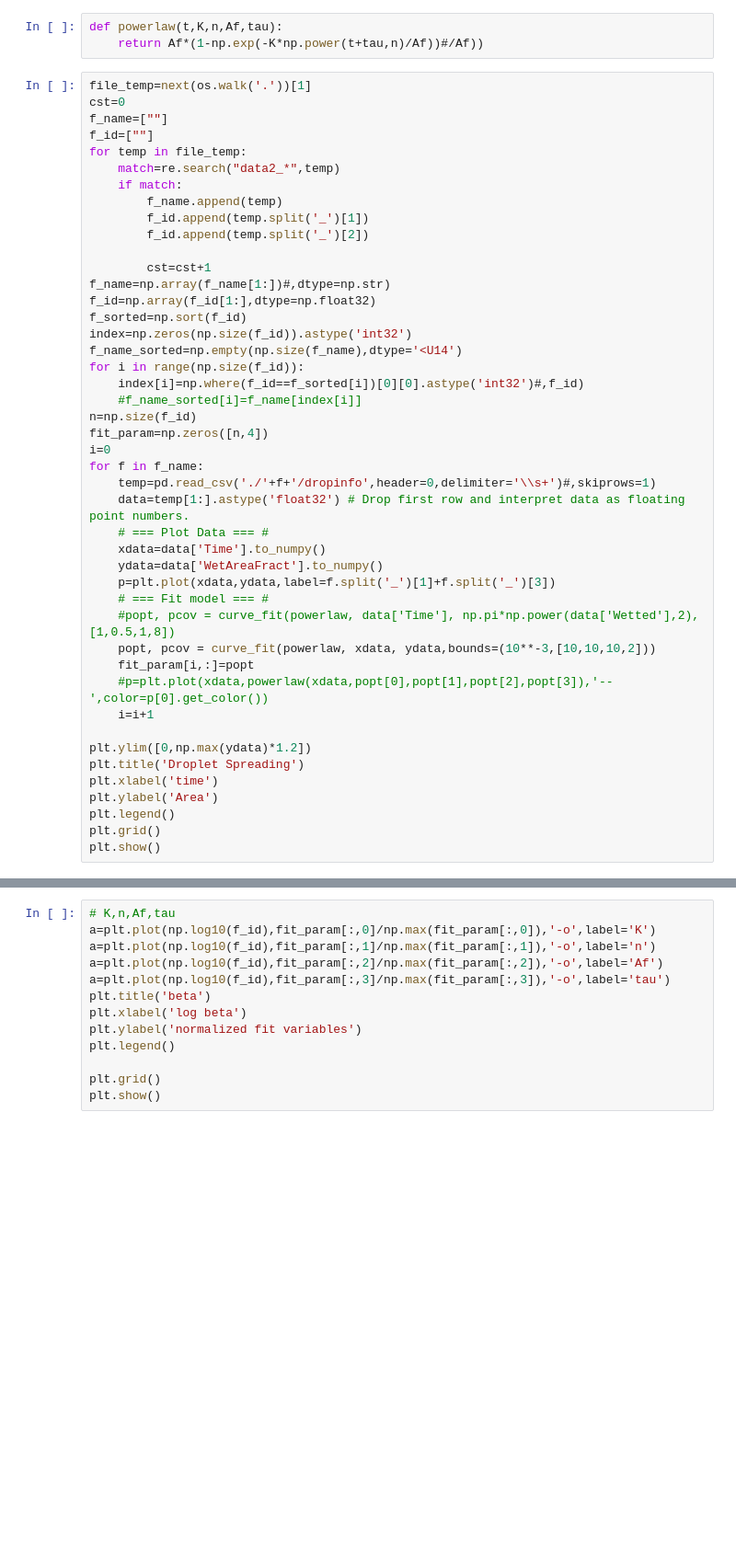
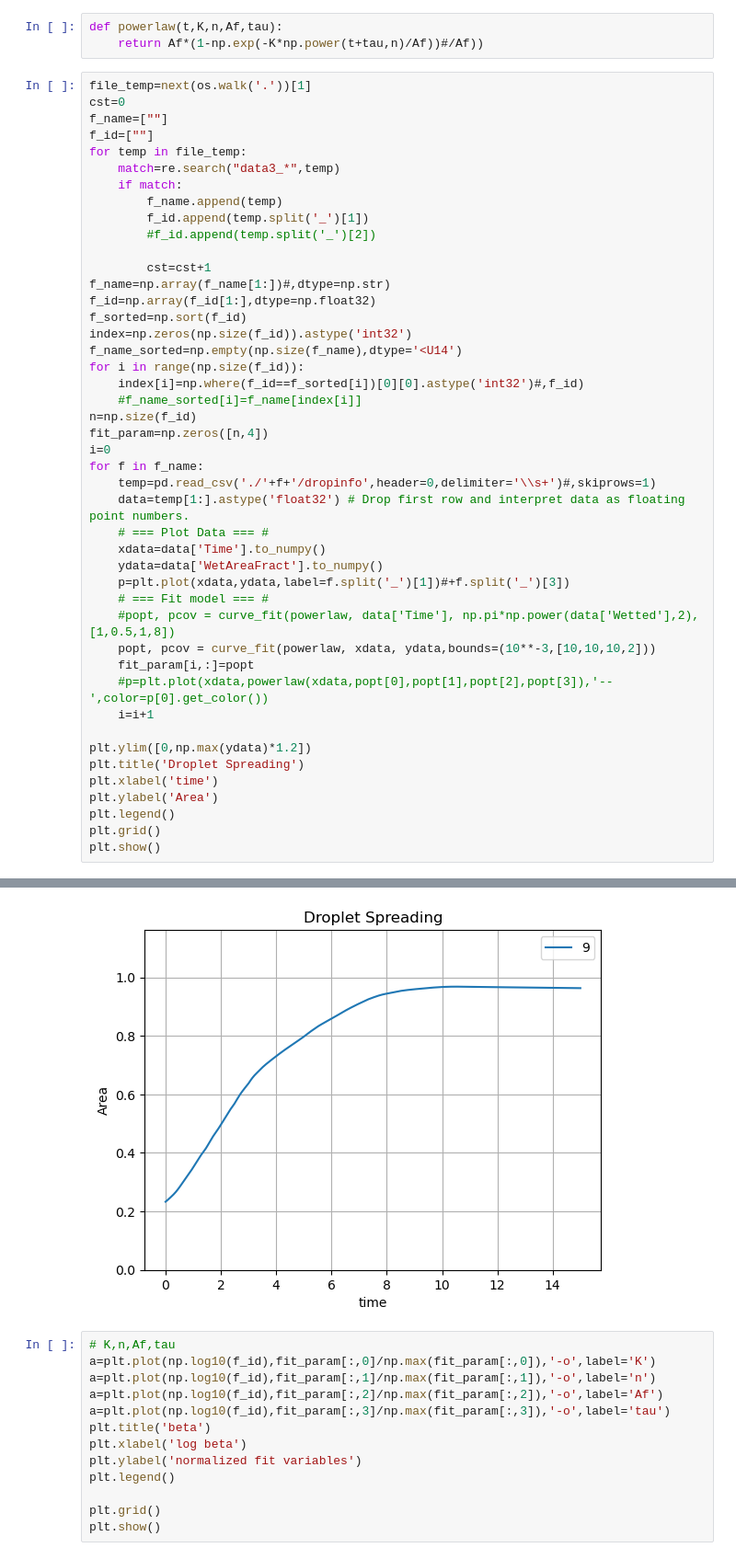
Before and after one commit to pmt58/Droplet_NGA2, a Jupyter notebook: data_analysis.ipynb, the cells around one changed output, grey strips where cells are left out. Shown: that part at 92% size. Drawn from its saved outputs; the diff is of its cells as text; blank space fills up the shorter version.

```diff
--- a/data_analysis.ipynb
+++ b/data_analysis.ipynb
@@ -15,11 +15,11 @@ cst=0
 f_name=[""]
 f_id=[""]
 for temp in file_temp:
-    match=re.search("data2_*",temp)
+    match=re.search("data3_*",temp)
     if match:
         f_name.append(temp)
         f_id.append(temp.split('_')[1])
-        f_id.append(temp.split('_')[2])
+        #f_id.append(temp.split('_')[2])
 
         cst=cst+1
 f_name=np.array(f_name[1:])#,dtype=np.str)
@@ -39,7 +39,7 @@ for f in f_name:
     # === Plot Data === #
     xdata=data['Time'].to_numpy()
     ydata=data['WetAreaFract'].to_numpy()
-    p=plt.plot(xdata,ydata,label=f.split('_')[1]+f.split('_')[3])
+    p=plt.plot(xdata,ydata,label=f.split('_')[1])#+f.split('_')[3])
     # === Fit model === #
     #popt, pcov = curve_fit(powerlaw, data['Time'], np.pi*np.power(data['Wetted'],2),[1,0.5,1,8])
     popt, pcov = curve_fit(powerlaw, xdata, ydata,bounds=(10**-3,[10,10,10,2]))
@@ -59,3 +58,4 @@ IndexError: list index out of range
+[figure, added]
 # %%
 # K,n,Af,tau
 a=plt.plot(np.log10(f_id),fit_param[:,0]/np.max(fit_param[:,0]),'-o',label='K')
```
Also changed, not shown: parts of 2 cells of this notebook, 4 other files.
